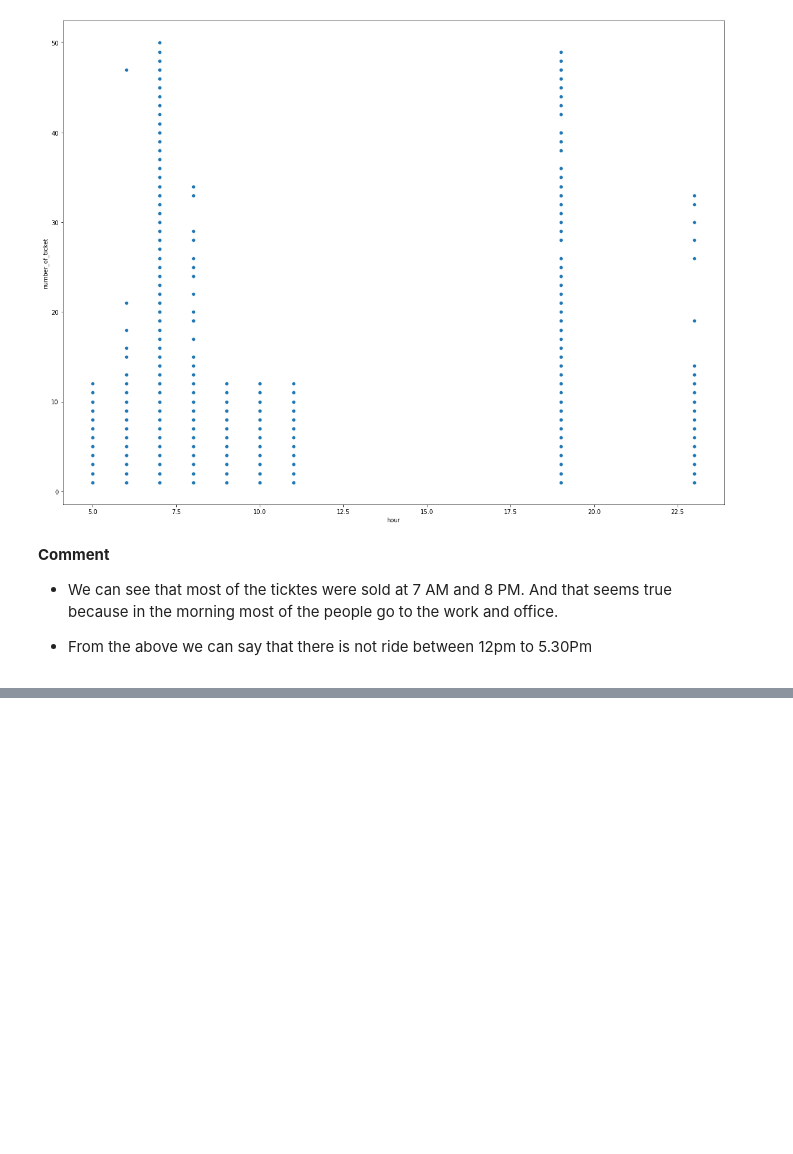
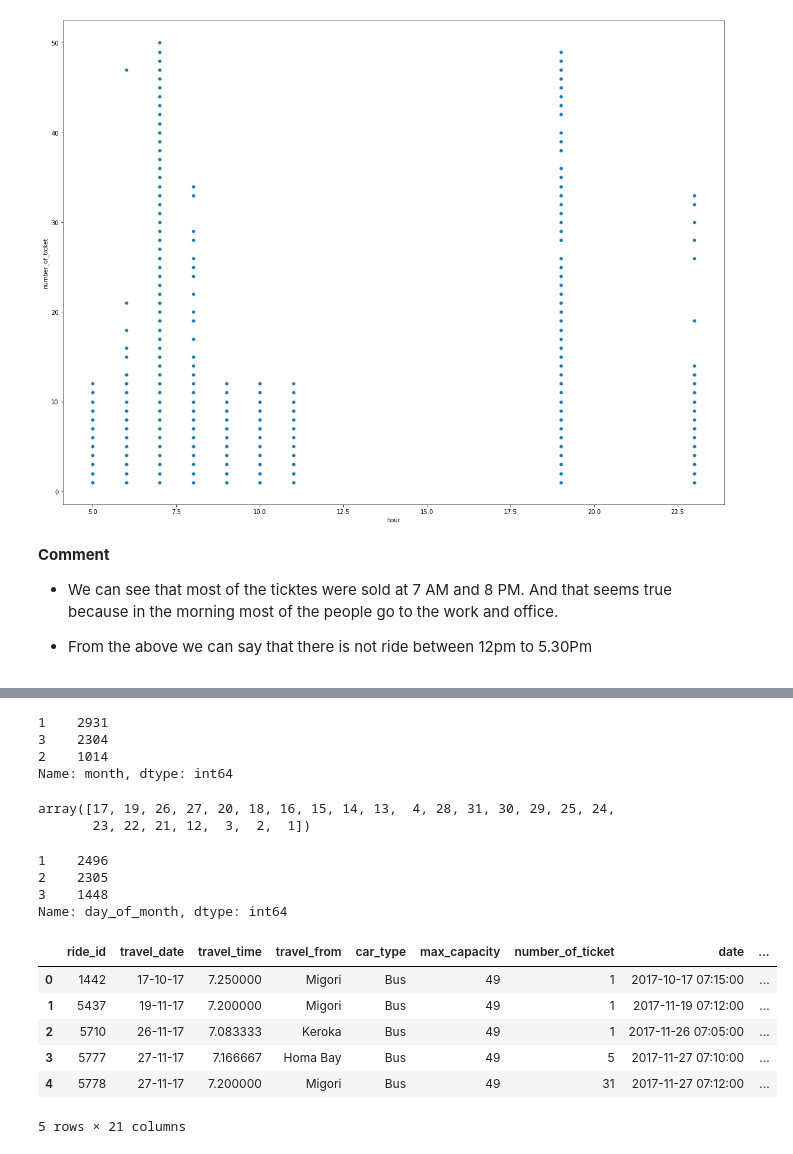
Before and after one commit to Aniket-Satpute/Transport-Demand-Prediction., a Jupyter notebook: Transport_Demand_Prediction_aniket.ipynb, the cells around one changed output, grey strips where cells are left out. Cells and saved outputs as stored; diff of their text form; code cells hidden in the pictures; blank space fills up the shorter version.

```diff
--- a/Transport_Demand_Prediction_aniket.ipynb
+++ b/Transport_Demand_Prediction_aniket.ipynb
@@ -305,0 +379,12 @@ sns.scatterplot(x='hour', y="number_of_ticket", data=dpdt)
+# %%
+transport_dpdt.month.value_counts()
+# %% [output]
+1    2931
+3    2304
+2    1014
+Name: month, dtype: int64
+# %%
+transport_dpdt.day_of_month.unique()
+# %% [output]
+array([17, 19, 26, 27, 20, 18, 16, 15, 14, 13,  4, 28, 31, 30, 29, 25, 24,
+       23, 22, 21, 12,  3,  2,  1])
@@ -305,0 +395,17 @@ sns.scatterplot(x='hour', y="number_of_ticket", data=dpdt)
+# %%
+transport_dpdt['day_of_month'].value_counts()
+# %% [output]
+1    2496
+2    2305
+3    1448
+Name: day_of_month, dtype: int64
+# %%
+transport_dpdt.head()
+# %% [output]
+|  | ride_id | travel_date | travel_time | travel_from | car_type | max_capacity | number_of_ticket | date | ... |
+| 0 | 1442 | 17-10-17 | 7.250000 | Migori | Bus | 49 | 1 | 2017-10-17 07:15:00 | ... |
+| 1 | 5437 | 19-11-17 | 7.200000 | Migori | Bus | 49 | 1 | 2017-11-19 07:12:00 | ... |
+| 2 | 5710 | 26-11-17 | 7.083333 | Keroka | Bus | 49 | 1 | 2017-11-26 07:05:00 | ... |
+| 3 | 5777 | 27-11-17 | 7.166667 | Homa Bay | Bus | 49 | 5 | 2017-11-27 07:10:00 | ... |
+| 4 | 5778 | 27-11-17 | 7.200000 | Migori | Bus | 49 | 31 | 2017-11-27 07:12:00 | ... |
+5 rows × 21 columns
```
Also changed, not shown: parts of 12 cells of this notebook.
